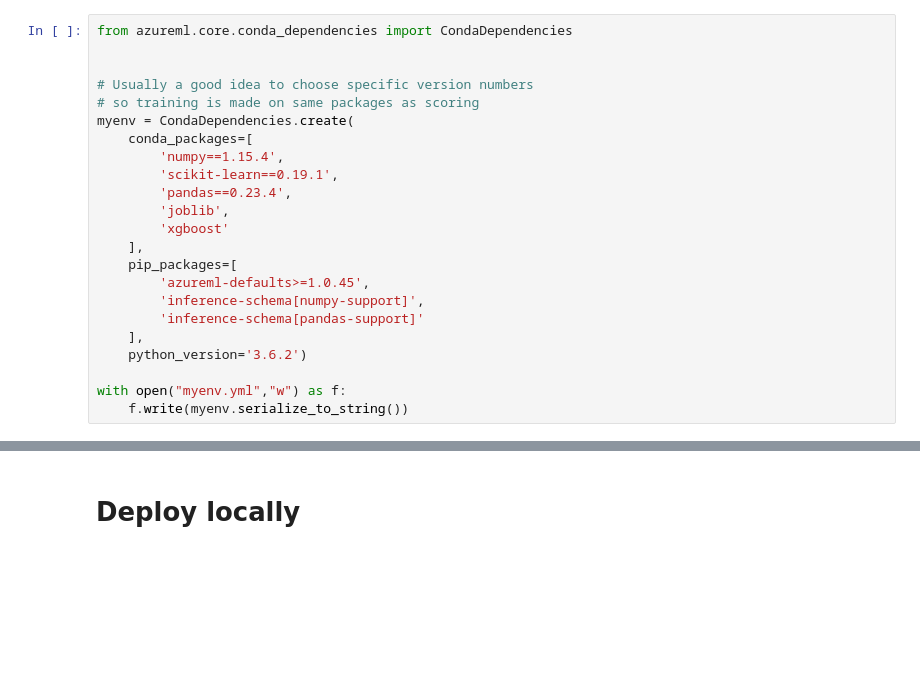
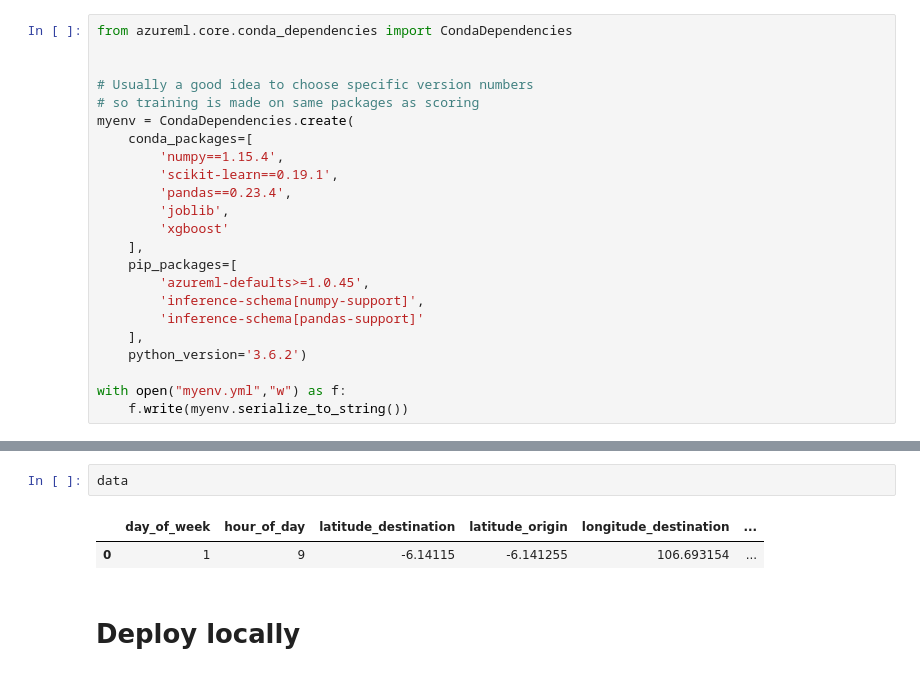
Before and after one commit to hakk-ai/hakk.ai-data-science, a Jupyter notebook: Deployment/Deploy_ACI.ipynb, the cells around one changed output, grey strips where cells are left out. Saved outputs shown, nothing was run; the diff lists cells and outputs as text; blank space fills up the shorter version.

```diff
--- a/Deployment/Deploy_ACI.ipynb
+++ b/Deployment/Deploy_ACI.ipynb
@@ -188,3 +273,8 @@ Overwriting score.py
+# %%
+data
+# %% [output]
+|  | day_of_week | hour_of_day | latitude_destination | latitude_origin | longitude_destination | ... |
+| 0 | 1 | 9 | -6.14115 | -6.141255 | 106.693154 | ... |
 # %% [markdown]
 # Deploy locally
 # %%
```
Also changed, not shown: parts of 12 cells of this notebook, 2 other files.
